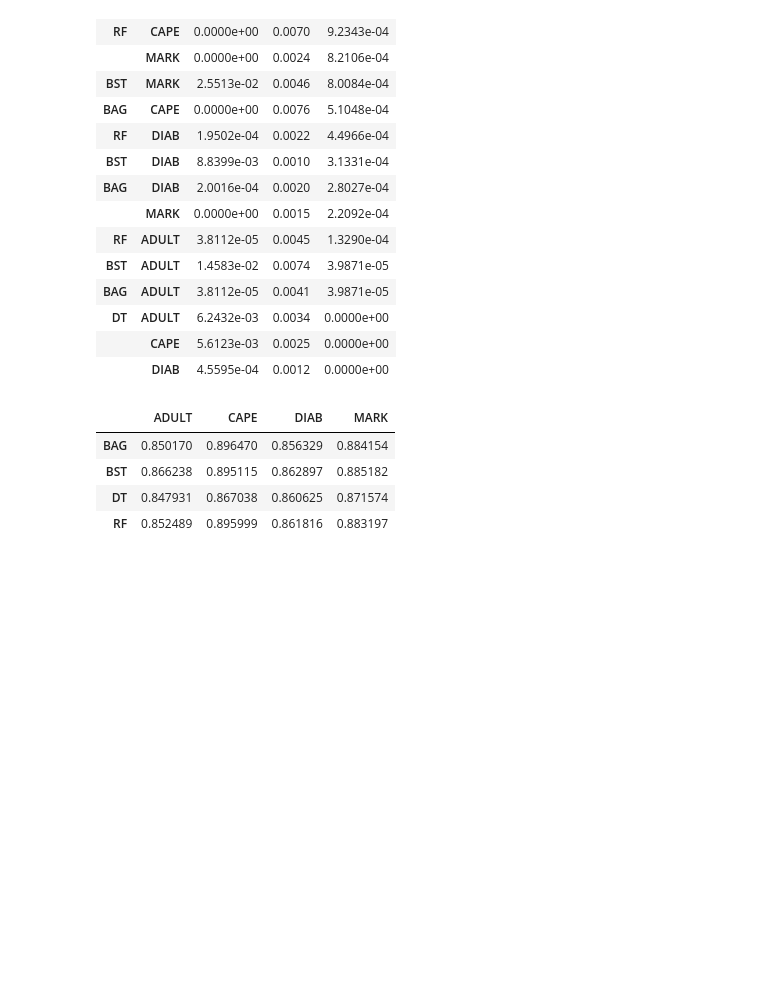
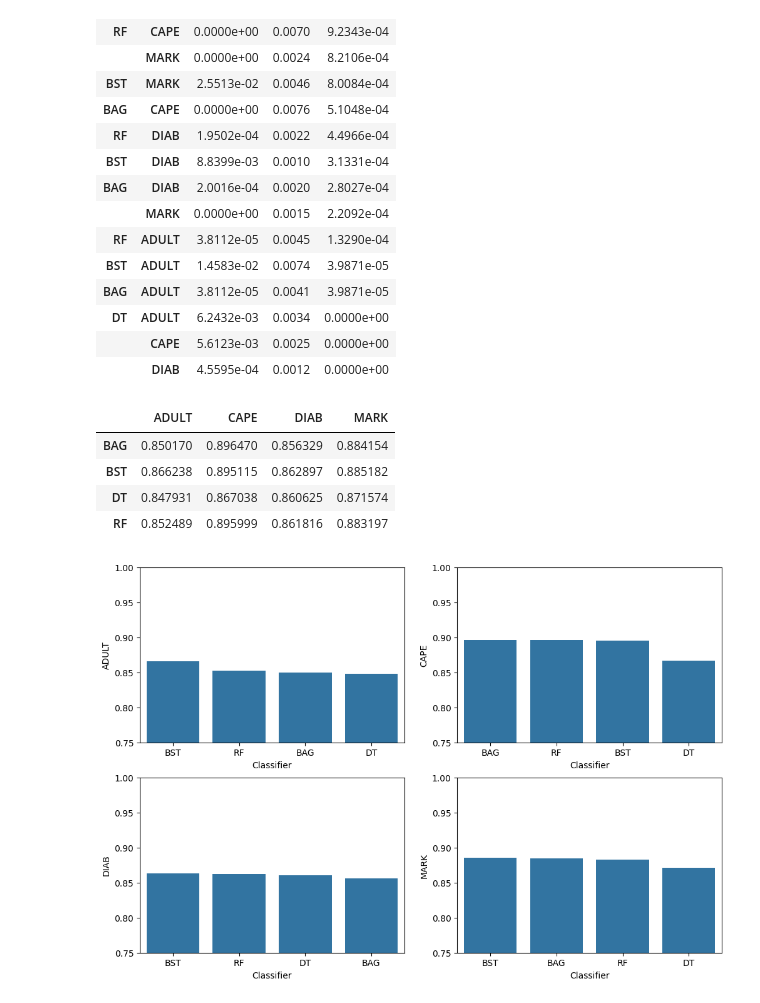
Before and after one commit to kfish610/cogs118a-final-project, a Jupyter notebook: Analysis.ipynb, the cells around one changed output. Cells and saved outputs as stored; diff of their text form; code cells hidden in the pictures; blank space fills up the shorter version.

Commit message:
Add plot

```diff
--- a/Analysis.ipynb
+++ b/Analysis.ipynb
@@ -429,3 +429,13 @@ result_grid.groupby(level=[0, 1]).mean().test.unstack(level=1).style.highlight_m
 | BST | 0.866238 | 0.895115 | 0.862897 | 0.885182 |
 | DT | 0.847931 | 0.867038 | 0.860625 | 0.871574 |
 | RF | 0.852489 | 0.895999 | 0.861816 | 0.883197 |
+# %%
+a = result_grid.groupby(level=[0, 1]).mean().test.unstack(level=1).reset_index()
+
+fig, axs = plt.subplots(2, 2, figsize=(12, 8))
+for ax, col in zip(axs.ravel(), a.columns[1:]):
+    sns.barplot(ax=ax, data=a.sort_values(by=col, ascending=False), x='index', y=col)
+    ax.set_ylim((0.75, 1))
+    ax.set_xlabel('Classifier')
+# %% [output]
+[figure, added]
```
